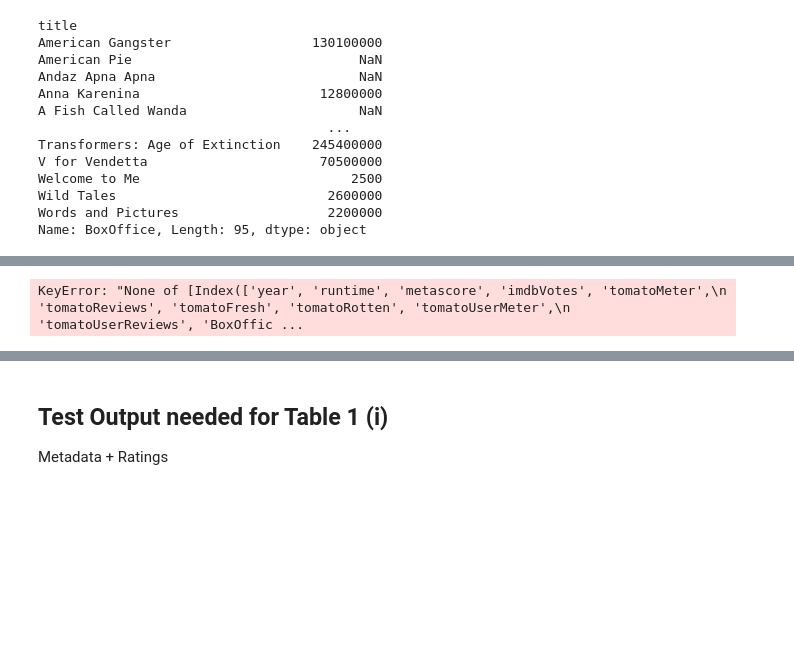
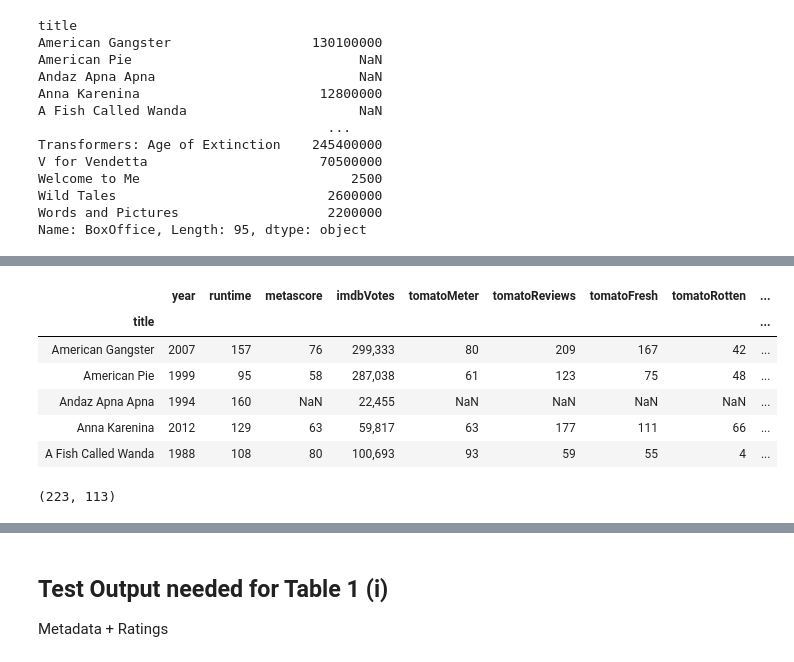
Before and after one commit to mrpip/ExperimentDesign_ex2_CoE, a Jupyter notebook: aggregate_metadata_to_csv.ipynb, the cells around one changed output, grey strips where cells are left out. Saved outputs shown, nothing was run; the diff lists cells and outputs as text; code cells hidden in the pictures; blank space fills up the shorter version.

```diff
--- a/aggregate_metadata_to_csv.ipynb
+++ b/aggregate_metadata_to_csv.ipynb
@@ -176,5 +125,12 @@ Name: BoxOffice, Length: 95, dtype: object
 # %%
-df_to_int = df_train.loc[['year', 'runtime', 'metascore', 'imdbVotes', 'tomatoMeter', 'tomatoReviews', 'tomatoFresh',
+df_to_int = df_train.loc[:, ['year', 'runtime', 'metascore', 'imdbVotes', 'tomatoMeter', 'tomatoReviews', 'tomatoFresh',
                           'tomatoRotten', 'tomatoUserMeter', 'tomatoUserReviews', 'BoxOffice']]
+df_to_int.head()
 # %% [output]
-KeyError: "None of [Index(['year', 'runtime', 'metascore', 'imdbVotes', 'tomatoMeter',\n       'tomatoReviews', 'tomatoFresh', 'tomatoRotten', 'tomatoUserMeter',\n       'tomatoUserReviews', 'BoxOffic ...
+|  | year | runtime | metascore | imdbVotes | tomatoMeter | tomatoReviews | tomatoFresh | tomatoRotten | ... |
+| title |  |  |  |  |  |  |  |  | ... |
+| American Gangster | 2007 | 157 | 76 | 299,333 | 80 | 209 | 167 | 42 | ... |
+| American Pie | 1999 | 95 | 58 | 287,038 | 61 | 123 | 75 | 48 | ... |
+| Andaz Apna Apna | 1994 | 160 | NaN | 22,455 | NaN | NaN | NaN | NaN | ... |
+| Anna Karenina | 2012 | 129 | 63 | 59,817 | 63 | 177 | 111 | 66 | ... |
+| A Fish Called Wanda | 1988 | 108 | 80 | 100,693 | 93 | 59 | 55 | 4 | ... |
@@ -180,0 +154,28 @@ KeyError: "None of [Index(['year', 'runtime', 'metascore', 'imdbVotes', 'tomatoM
+# %%
+xtree = et.parse(r'Dev_Set\XML\A_Fish_Called_Wanda.xml')
+xroot = xtree.getroot()
+columns = list(xroot.find('movie').keys())
+df_dev = df_from_xml('Dev')
+df_test = df_from_xml('Test')
+df = df_dev.append(df_test, ignore_index=True)
+df = df.loc[:, ['title', 'language', 'year', 'genre', 'country', 'runtime', 'rated']]
+df.runtime = df.runtime.apply(lambda x: x[:-4])
+df.rated.replace(['NOT RATED', 'UNRATED'], 'N/A', inplace=True)
+df.year = pd.to_numeric(df.year, errors='coerce')
+df.runtime = pd.to_numeric(df.runtime, errors='coerce')
+for feature in ['language', 'genre', 'country', 'rated']:
+    one_hot = df.loc[:, feature].str.split(', ', expand=True).stack()
+    one_hot = pd.get_dummies(one_hot, prefix=feature, drop_first=True).groupby(level=0).sum()
+    df.drop(feature, axis=1, inplace=True)
+    df = df.merge(one_hot, left_index=True, right_index=True)
+df_dev = df.iloc[:95]
+df_test = df.iloc[95:]
+labels_dev = pd.read_excel(r'Dev_Set\dev_set_groundtruth_and_trailers.xls', index_col=0).goodforairplane
+labels_test = pd.read_csv(r'Test_Set\CoeTestLabels.csv', index_col=0).goodforairplanes
+df_dev.set_index('title', inplace=True)
+# df_dev = df_dev.merge(labels_dev, left_index=True, right_index=True)
+df_test.set_index('title', inplace=True)
+# df_test = df_test.merge(labels_test, left_index=True, right_index=True)
+df_test.shape
+# %% [output]
+(223, 113)
```
Also changed, not shown: parts of 14 cells of this notebook.
